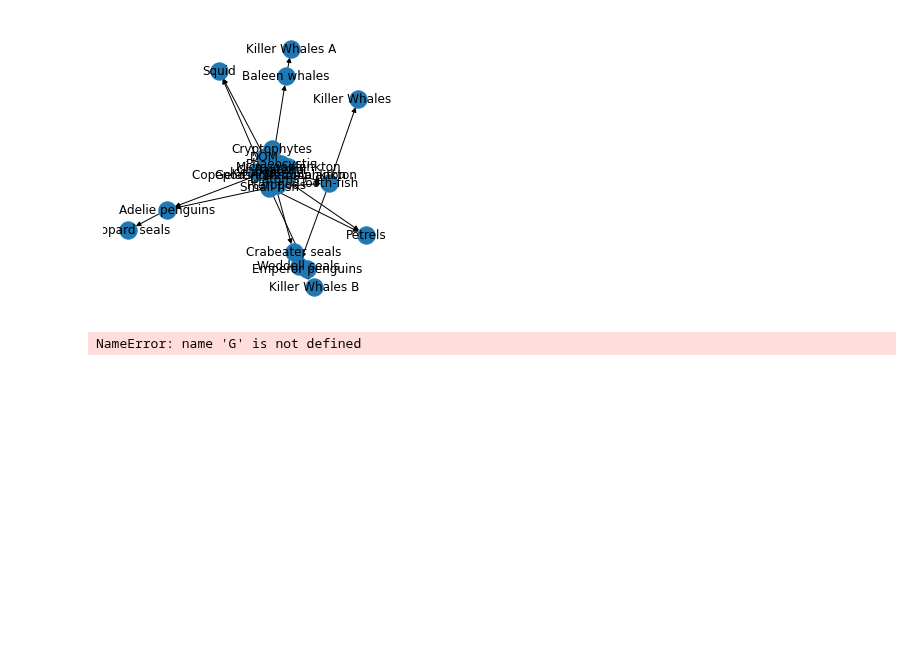
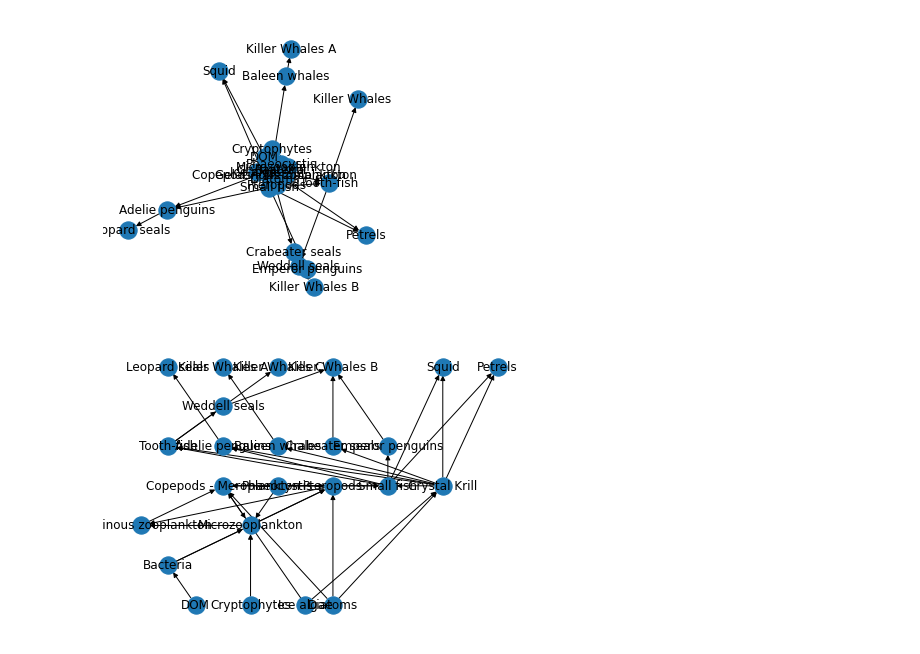
Before and after one commit to philipwlewis/bios30_2021, a Jupyter notebook: week_9/Working with Networks.ipynb, the cells around one changed output. Cells and saved outputs as stored; diff of their text form; code cells hidden in the pictures; blank space fills up the shorter version.

```diff
--- a/week_9/Working with Networks.ipynb
+++ b/week_9/Working with Networks.ipynb
@@ -235,30 +235,30 @@ nx.draw(web_network, pos, with_labels=True)
 # %%
 pos={
  'Ice algae': [3,0],
  'Diatoms':[4,0],
  'DOM': [-1,0],
  'Cryptophytes': [1,0],
  'Bacteria': [-2,1],
  'Gelatinous zooplankton': [-3,2],
  'Microzooplankton':[1,2],
  'Copepods - Meroplankton':[0,3],
  'Adelie penguins':[0,4],
  'Baleen whales':[2,4],
  'Crabeater seals':[4,4],
  'Crystal Krill':[8,3],
  'Phaeocystis':[2,3],
  'Pteropods':[4,3],
  'Small fish':[6,3],
  'Tooth-fish': [-2,4],
  'Weddell seals':[0,5],
   'Emperor penguins':[6,4],
  'Killer Whales A':[0,6],
  'Killer Whales B':[4,6],
  'Killer Whales C':[2,6],
  'Leopard seals': [-2,6],
  'Petrels': [10,6],
  'Squid':[8,6]
 }
-nx.draw(G, pos, with_labels=True)
+nx.draw(web_network, pos, with_labels=True)
 # %% [output]
-NameError: name 'G' is not defined
+[figure, added]
```
